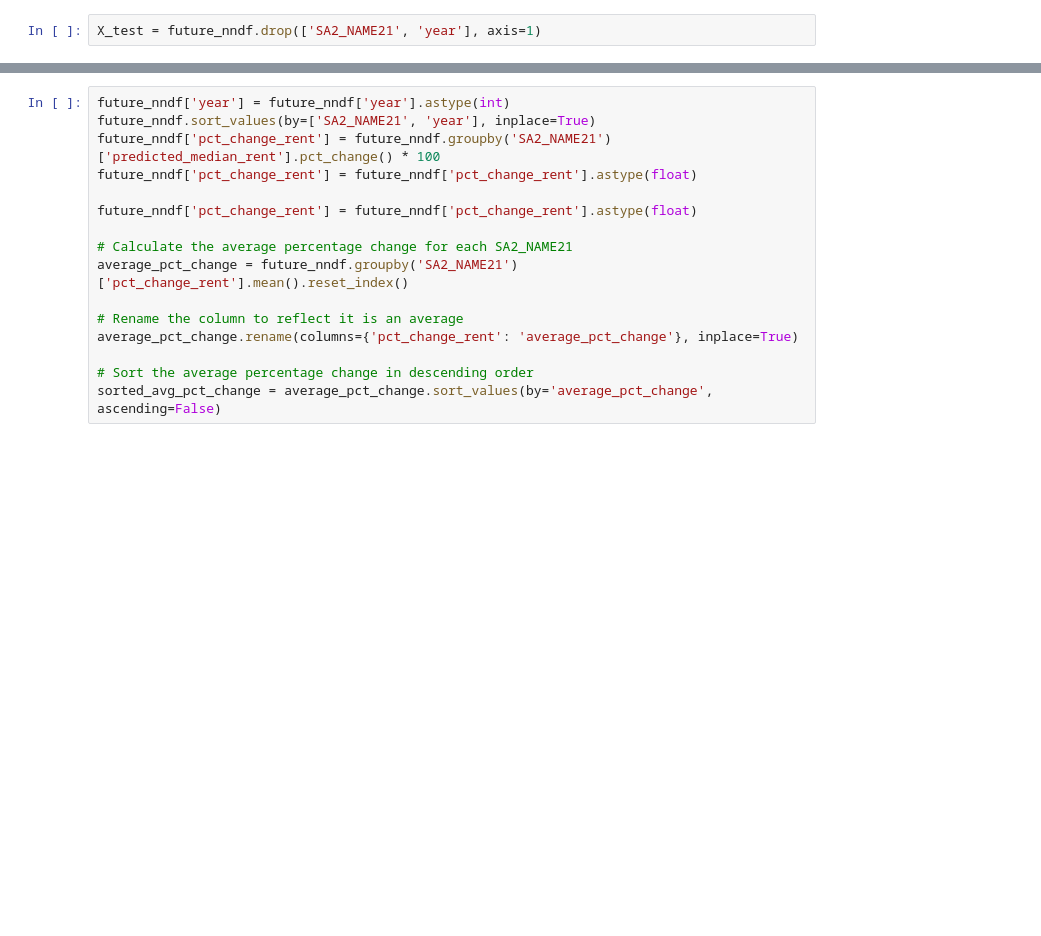
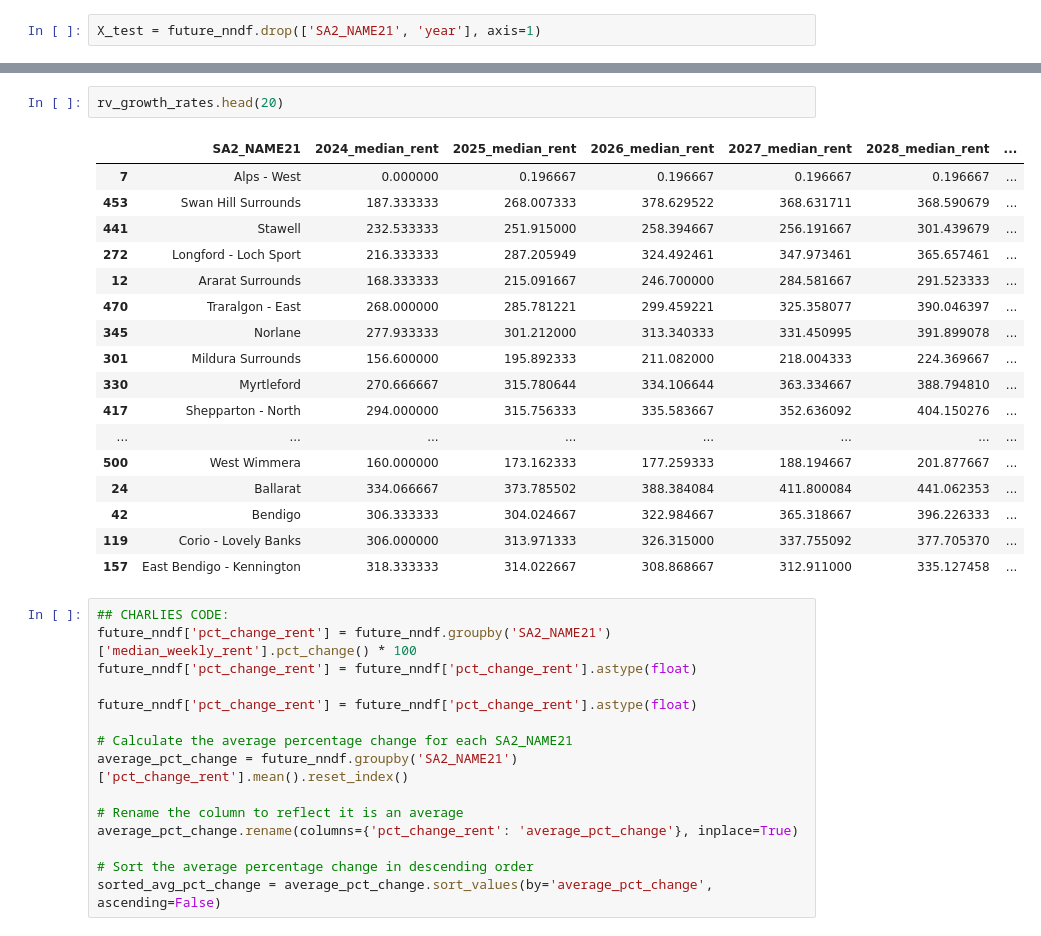
Before and after one commit to MAST30034-AppliedDataScience/project-2-group-real-estate-industry-project-31, a Jupyter notebook: notebooks/question2.ipynb, the cells around one changed output, grey strips where cells are left out. Drawn from its saved outputs; the diff is of its cells as text; blank space fills up the shorter version.

```diff
--- a/notebooks/question2.ipynb
+++ b/notebooks/question2.ipynb
@@ -150,7 +230,26 @@ future_nndf['predicted_median_rent'] = y_pred
+# %%
+rv_growth_rates.head(20)
+# %% [output]
+|  | SA2_NAME21 | 2024_median_rent | 2025_median_rent | 2026_median_rent | 2027_median_rent | 2028_median_rent | ... |
+| 7 | Alps - West | 0.000000 | 0.196667 | 0.196667 | 0.196667 | 0.196667 | ... |
+| 453 | Swan Hill Surrounds | 187.333333 | 268.007333 | 378.629522 | 368.631711 | 368.590679 | ... |
+| 441 | Stawell | 232.533333 | 251.915000 | 258.394667 | 256.191667 | 301.439679 | ... |
+| 272 | Longford - Loch Sport | 216.333333 | 287.205949 | 324.492461 | 347.973461 | 365.657461 | ... |
+| 12 | Ararat Surrounds | 168.333333 | 215.091667 | 246.700000 | 284.581667 | 291.523333 | ... |
+| 470 | Traralgon - East | 268.000000 | 285.781221 | 299.459221 | 325.358077 | 390.046397 | ... |
+| 345 | Norlane | 277.933333 | 301.212000 | 313.340333 | 331.450995 | 391.899078 | ... |
+| 301 | Mildura Surrounds | 156.600000 | 195.892333 | 211.082000 | 218.004333 | 224.369667 | ... |
+| 330 | Myrtleford | 270.666667 | 315.780644 | 334.106644 | 363.334667 | 388.794810 | ... |
+| 417 | Shepparton - North | 294.000000 | 315.756333 | 335.583667 | 352.636092 | 404.150276 | ... |
+| ... | ... | ... | ... | ... | ... | ... | ... |
+| 500 | West Wimmera | 160.000000 | 173.162333 | 177.259333 | 188.194667 | 201.877667 | ... |
+| 24 | Ballarat | 334.066667 | 373.785502 | 388.384084 | 411.800084 | 441.062353 | ... |
+| 42 | Bendigo | 306.333333 | 304.024667 | 322.984667 | 365.318667 | 396.226333 | ... |
+| 119 | Corio - Lovely Banks | 306.000000 | 313.971333 | 326.315000 | 337.755092 | 377.705370 | ... |
+| 157 | East Bendigo - Kennington | 318.333333 | 314.022667 | 308.868667 | 312.911000 | 335.127458 | ... |
 # %%
-future_nndf['year'] = future_nndf['year'].astype(int)
-future_nndf.sort_values(by=['SA2_NAME21', 'year'], inplace=True)
-future_nndf['pct_change_rent'] = future_nndf.groupby('SA2_NAME21')['predicted_median_rent'].pct_change() * 100
+## CHARLIES CODE:
+future_nndf['pct_change_rent'] = future_nndf.groupby('SA2_NAME21')['median_weekly_rent'].pct_change() * 100
 future_nndf['pct_change_rent'] = future_nndf['pct_change_rent'].astype(float)
 
 future_nndf['pct_change_rent'] = future_nndf['pct_change_rent'].astype(float)
```
Also changed, not shown: parts of 16 cells of this notebook.
